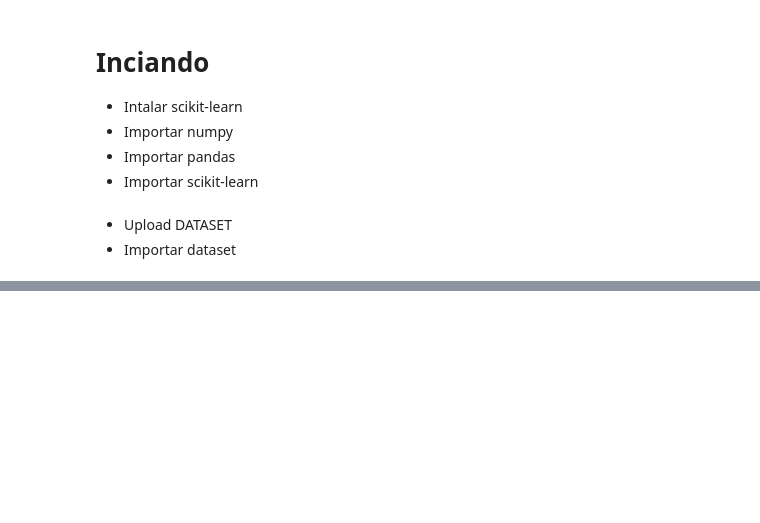
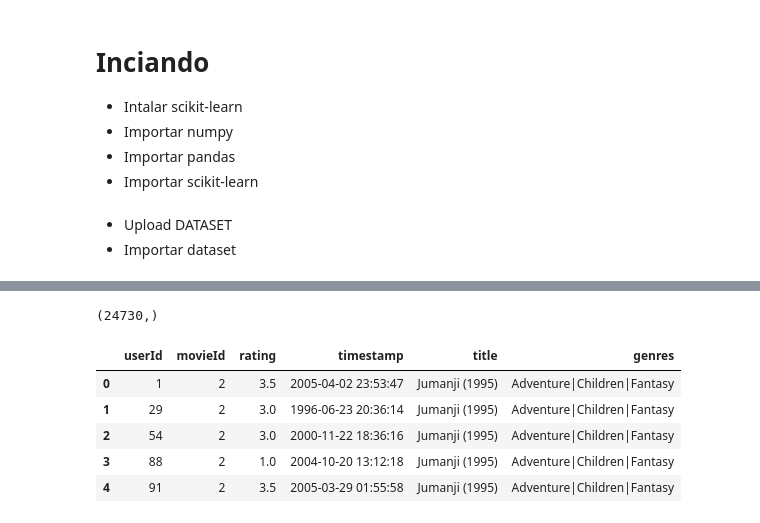
Before and after one commit to pbarros1979/SR_BARNLP, a Jupyter notebook: SR_BARNLP.ipynb, the cells around one changed output, grey strips where cells are left out. Drawn from its saved outputs; the diff is of its cells as text; code cells hidden in the pictures; blank space fills up the shorter version.

```diff
--- a/SR_BARNLP.ipynb
+++ b/SR_BARNLP.ipynb
@@ -91,3 +92,6 @@ from sklearn.neighbors import NearestNeighbors
 # %% [markdown]
 * Upload DATASET
 * Importar dataset
+# %%
+filmes = pd.read_csv("movie.csv", sep=',', encoding="latin-1", error_bad_lines=False)
+ratings = pd.read_csv("rating.csv", sep=',', encoding="latin-1", error_bad_lines=False)
@@ -93,0 +118,2 @@ from sklearn.neighbors import NearestNeighbors
+# %%
+tmpRatingMaior100 = ratings['userId'].value_counts() > 100
@@ -93,0 +135,25 @@ from sklearn.neighbors import NearestNeighbors
+# %%
+# Armazenando os usuários e que possuem avaliações superiores a 100 avaliações e mostrando a quantidade
+# https://pandas.pydata.org/pandas-docs/version/0.23/generated/pandas.DataFrame.shape.html
+
+tmp = tmpRatingMaior100[tmpRatingMaior100].index
+print(tmp.shape)
+# %% [output]
+(24730,)
+# %%
+# Limpando as avaliaões, ficando apenas as dos ususrios que posseum mais de 100 avaliaçoes
+
+ratings = ratings[ratings['userId'].isin(tmp)]
+# %%
+# Unindo dataset de Filmes e Avaliaçoes
+# https://pandas.pydata.org/pandas-docs/version/0.23/generated/pandas.DataFrame.head.html
+
+ratings_filmes = ratings.merge(filmes, on='movieId')
+ratings_filmes.head()
+# %% [output]
+|  | userId | movieId | rating | timestamp | title | genres |
+| 0 | 1 | 2 | 3.5 | 2005-04-02 23:53:47 | Jumanji (1995) | Adventure|Children|Fantasy |
+| 1 | 29 | 2 | 3.0 | 1996-06-23 20:36:14 | Jumanji (1995) | Adventure|Children|Fantasy |
+| 2 | 54 | 2 | 3.0 | 2000-11-22 18:36:16 | Jumanji (1995) | Adventure|Children|Fantasy |
+| 3 | 88 | 2 | 1.0 | 2004-10-20 13:12:18 | Jumanji (1995) | Adventure|Children|Fantasy |
+| 4 | 91 | 2 | 3.5 | 2005-03-29 01:55:58 | Jumanji (1995) | Adventure|Children|Fantasy |
```
Also changed, not shown: parts of 28 cells of this notebook.
